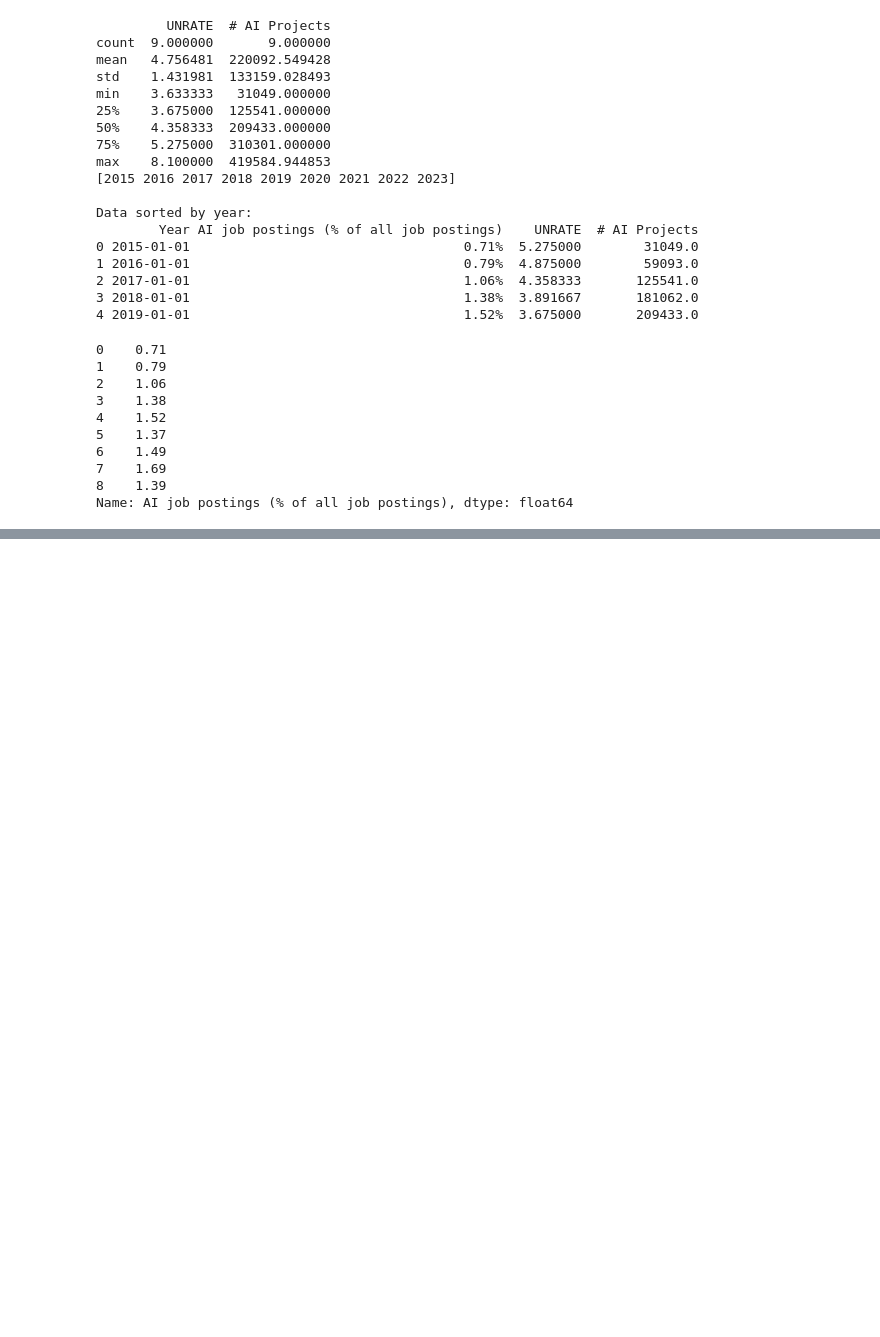
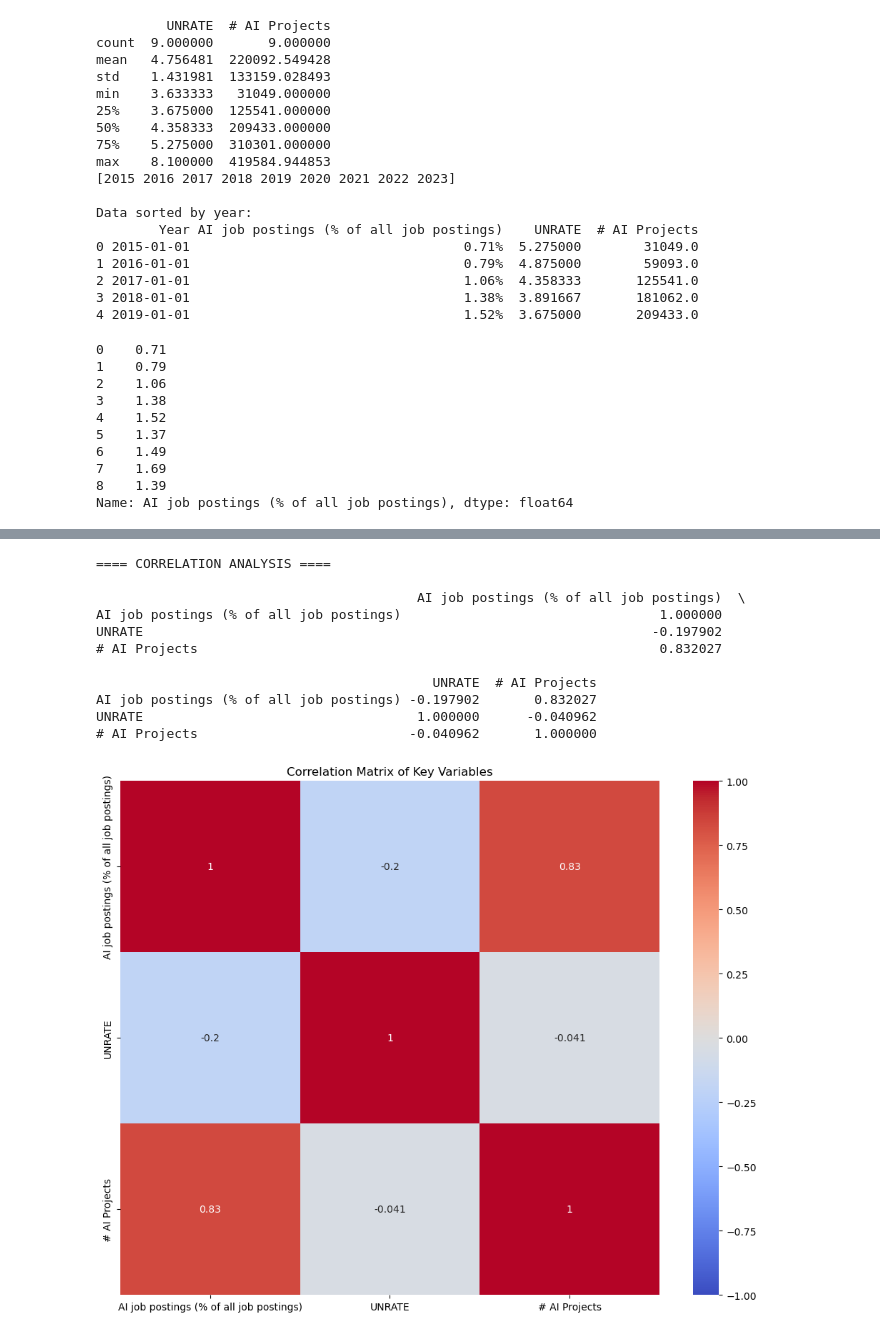
Before and after one commit to ABigJuicyBurger/data-science-project-clean, a Jupyter notebook: new-data-science-project/AI-to-UE.ipynb, the cells around one changed output, grey strips where cells are left out. Saved outputs shown, nothing was run; the diff lists cells and outputs as text; code cells hidden in the pictures; blank space fills up the shorter version.

```diff
--- a/new-data-science-project/AI-to-UE.ipynb
+++ b/new-data-science-project/AI-to-UE.ipynb
@@ -309,0 +385,25 @@ Mode:0.71
+# %%
+# Correlation
+correlation_matrix = full_merged_data[['AI job postings (% of all job postings)',
+                                      'UNRATE', '# AI Projects']].corr()
+print("\n==== CORRELATION ANALYSIS ====\n")
+print(correlation_matrix)
+
+plt.figure(figsize=(10,8))
+sns.heatmap(correlation_matrix, annot=True, cmap='coolwarm', vmin=-1, vmax=1)
+plt.title('Correlation Matrix of Key Variables')
+plt.tight_layout()
+plt.show()
+# %% [output]
+==== CORRELATION ANALYSIS ====
+
+                                         AI job postings (% of all job postings)  \
+AI job postings (% of all job postings)                                 1.000000
+UNRATE                                                                 -0.197902
+# AI Projects                                                           0.832027
+
+                                           UNRATE  # AI Projects
+AI job postings (% of all job postings) -0.197902       0.832027
+UNRATE                                   1.000000      -0.040962
+# AI Projects                           -0.040962       1.000000
+[figure, added]
```
Also changed, not shown: parts of 4 cells of this notebook.
